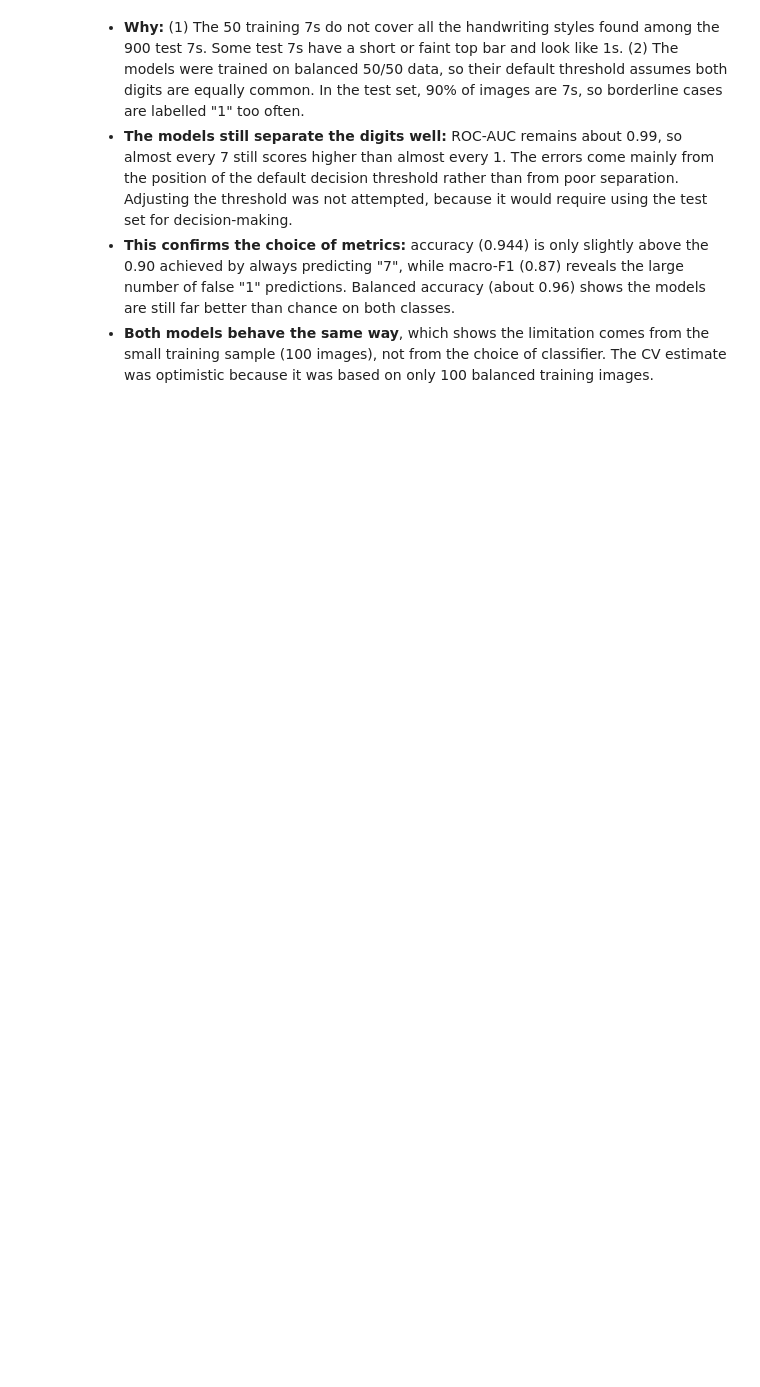
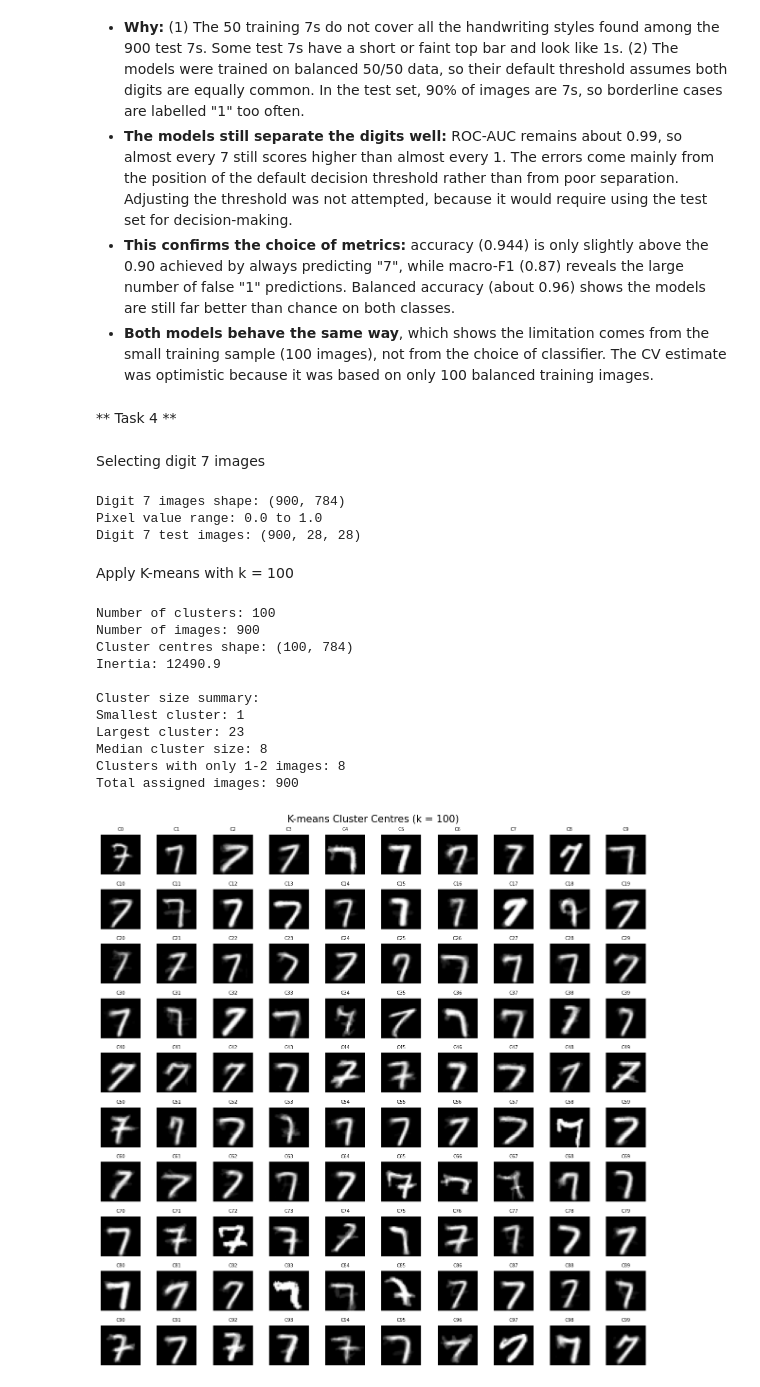
Before and after one commit to TasminaTasin75/binary-classification-mnist-dataset, a Jupyter notebook: ml_assignment_build_analyze_binary_classification.ipynb, the cells around one changed output. Saved outputs shown, nothing was run; the diff lists cells and outputs as text; code cells hidden in the pictures; blank space fills up the shorter version.

```diff
--- a/ml_assignment_build_analyze_binary_classification.ipynb
+++ b/ml_assignment_build_analyze_binary_classification.ipynb
@@ -1313,3 +1313,81 @@ Frozen models | 1,000 unseen test images
 - **The models still separate the digits well:** ROC-AUC remains about 0.99, so almost every 7 still scores higher than almost every 1. The errors come mainly from the position of the default decision threshold rather than from poor separation. Adjusting the threshold was not attempted, because it would require using the test set for decision-making.
 - **This confirms the choice of metrics:** accuracy (0.944) is only slightly above the 0.90 achieved by always predicting "7", while macro-F1 (0.87) reveals the large number of false "1" predictions. Balanced accuracy (about 0.96) shows the models are still far better than chance on both classes.
 - **Both models behave the same way**, which shows the limitation comes from the small training sample (100 images), not from the choice of classifier. The CV estimate was optimistic because it was based on only 100 balanced training images.
+# %% [markdown]
+** Task 4 **
+# %% [markdown]
+Selecting digit 7 images
+# %%
+# Selecting all digit 7 images from the test set
+
+X_test_7 = X_test_scaled[y_test == 7]      # flattened, scaled to [0, 1]
+X_test_7_images = X_test[y_test == 7]        # original 28x28 images for display
+
+print("Digit 7 images shape:", X_test_7.shape)
+print("Pixel value range:", X_test_7.min(), "to", X_test_7.max())
+print("Digit 7 test images:", X_test_7_images.shape)
+# %% [output]
+Digit 7 images shape: (900, 784)
+Pixel value range: 0.0 to 1.0
+Digit 7 test images: (900, 28, 28)
+# %% [markdown]
+Apply K-means with k = 100
+# %%
+# Apply K-means with k = 100
+
+from sklearn.cluster import KMeans
+
+kmeans_100 = KMeans(
+    n_clusters=100,
+    init="k-means++",
+    n_init=20,
+    max_iter=300,
+    random_state=42
+)
+
+# Fit K-means and assign each image to a cluster
+clusters_100 = kmeans_100.fit_predict(X_test_7)
+
+# Store the 100 cluster centres
+centres_100 = kmeans_100.cluster_centers_
+
+# Calculate cluster sizes
+cluster_sizes_100 = np.bincount(clusters_100, minlength=100)
+
+# Display clustering summary
+print("Number of clusters:", kmeans_100.n_clusters)
+print("Number of images:", X_test_7.shape[0])
+print("Cluster centres shape:", centres_100.shape)
+print("Inertia:", round(kmeans_100.inertia_, 2))
+
+print("\nCluster size summary:")
+print("Smallest cluster:", cluster_sizes_100.min())
+print("Largest cluster:", cluster_sizes_100.max())
+print("Median cluster size:", int(np.median(cluster_sizes_100)))
+print("Clusters with only 1-2 images:", np.sum(cluster_sizes_100 <= 2))
+print("Total assigned images:", cluster_sizes_100.sum())
+
+# Visualise all 100 cluster centres
+fig, axes = plt.subplots(10, 10, figsize=(12, 12))
+
+for i, ax in enumerate(axes.flat):
+    ax.imshow(centres_100[i].reshape(28, 28), cmap="gray")
+    ax.set_title(f"C{i}", fontsize=7)
+    ax.axis("off")
+
+plt.suptitle("K-means Cluster Centres (k = 100)", fontsize=15)
+plt.tight_layout()
+plt.show()
+# %% [output]
+Number of clusters: 100
+Number of images: 900
+Cluster centres shape: (100, 784)
+Inertia: 12490.9
+
+Cluster size summary:
+Smallest cluster: 1
+Largest cluster: 23
+Median cluster size: 8
+Clusters with only 1-2 images: 8
+Total assigned images: 900
+[figure, added]
```
Also changed, not shown: parts of 14 cells of this notebook.
